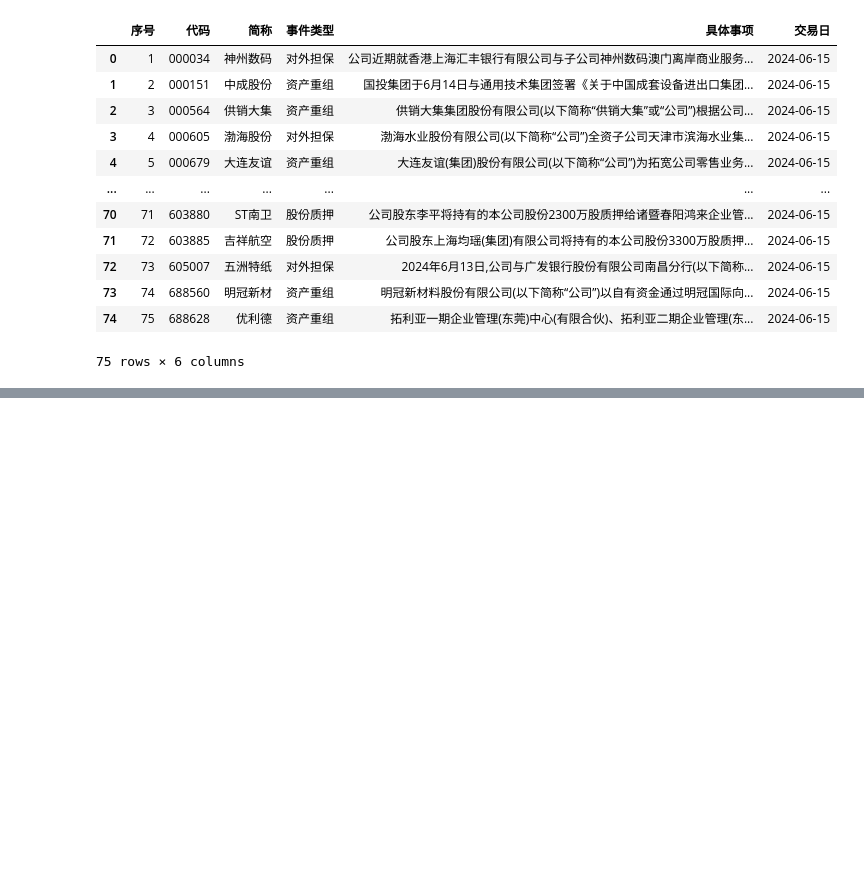
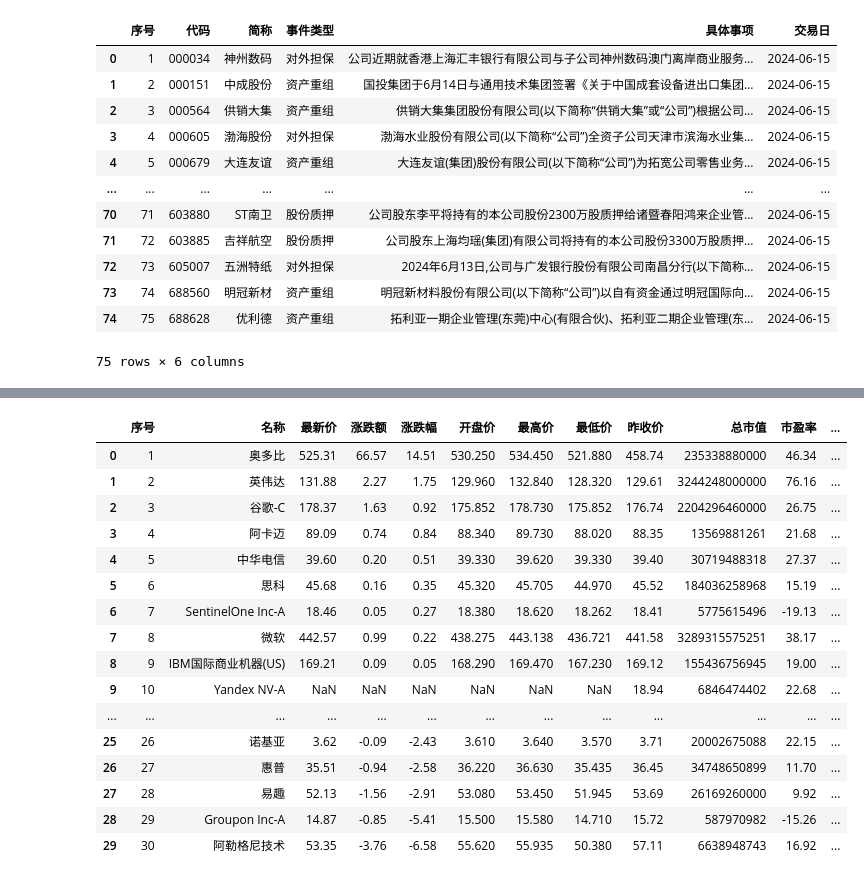
Before and after one commit to EveryFine/GeniusAI, a Jupyter notebook: GeniusChatbots/playground/datasource/AKShare获取股票信息.ipynb, the cells around one changed output, grey strips where cells are left out. Drawn from its saved outputs; the diff is of its cells as text; code cells hidden in the pictures; blank space fills up the shorter version.

```diff
--- a/GeniusChatbots/playground/datasource/AKShare获取股票信息.ipynb
+++ b/GeniusChatbots/playground/datasource/AKShare获取股票信息.ipynb
@@ -25,0 +83,21 @@ stock_gsrl_gsdt_em_df
+# %%
+stock_us_famous_spot_em_df = ak.stock_us_famous_spot_em(symbol='科技类')
+stock_us_famous_spot_em_df
+# %% [output]
+|  | 序号 | 名称 | 最新价 | 涨跌额 | 涨跌幅 | 开盘价 | 最高价 | 最低价 | 昨收价 | 总市值 | 市盈率 | ... |
+| 0 | 1 | 奥多比 | 525.31 | 66.57 | 14.51 | 530.250 | 534.450 | 521.880 | 458.74 | 235338880000 | 46.34 | ... |
+| 1 | 2 | 英伟达 | 131.88 | 2.27 | 1.75 | 129.960 | 132.840 | 128.320 | 129.61 | 3244248000000 | 76.16 | ... |
+| 2 | 3 | 谷歌-C | 178.37 | 1.63 | 0.92 | 175.852 | 178.730 | 175.852 | 176.74 | 2204296460000 | 26.75 | ... |
+| 3 | 4 | 阿卡迈 | 89.09 | 0.74 | 0.84 | 88.340 | 89.730 | 88.020 | 88.35 | 13569881261 | 21.68 | ... |
+| 4 | 5 | 中华电信 | 39.60 | 0.20 | 0.51 | 39.330 | 39.620 | 39.330 | 39.40 | 30719488318 | 27.37 | ... |
+| 5 | 6 | 思科 | 45.68 | 0.16 | 0.35 | 45.320 | 45.705 | 44.970 | 45.52 | 184036258968 | 15.19 | ... |
+| 6 | 7 | SentinelOne Inc-A | 18.46 | 0.05 | 0.27 | 18.380 | 18.620 | 18.262 | 18.41 | 5775615496 | -19.13 | ... |
+| 7 | 8 | 微软 | 442.57 | 0.99 | 0.22 | 438.275 | 443.138 | 436.721 | 441.58 | 3289315575251 | 38.17 | ... |
+| 8 | 9 | IBM国际商业机器(US) | 169.21 | 0.09 | 0.05 | 168.290 | 169.470 | 167.230 | 169.12 | 155436756945 | 19.00 | ... |
+| 9 | 10 | Yandex NV-A | NaN | NaN | NaN | NaN | NaN | NaN | 18.94 | 6846474402 | 22.68 | ... |
+| ... | ... | ... | ... | ... | ... | ... | ... | ... | ... | ... | ... | ... |
+| 25 | 26 | 诺基亚 | 3.62 | -0.09 | -2.43 | 3.610 | 3.640 | 3.570 | 3.71 | 20002675088 | 22.15 | ... |
+| 26 | 27 | 惠普 | 35.51 | -0.94 | -2.58 | 36.220 | 36.630 | 35.435 | 36.45 | 34748650899 | 11.70 | ... |
+| 27 | 28 | 易趣 | 52.13 | -1.56 | -2.91 | 53.080 | 53.450 | 51.945 | 53.69 | 26169260000 | 9.92 | ... |
+| 28 | 29 | Groupon Inc-A | 14.87 | -0.85 | -5.41 | 15.500 | 15.580 | 14.710 | 15.72 | 587970982 | -15.26 | ... |
+| 29 | 30 | 阿勒格尼技术 | 53.35 | -3.76 | -6.58 | 55.620 | 55.935 | 50.380 | 57.11 | 6638948743 | 16.92 | ... |
```
Also changed, not shown: parts of 15 cells of this notebook.
